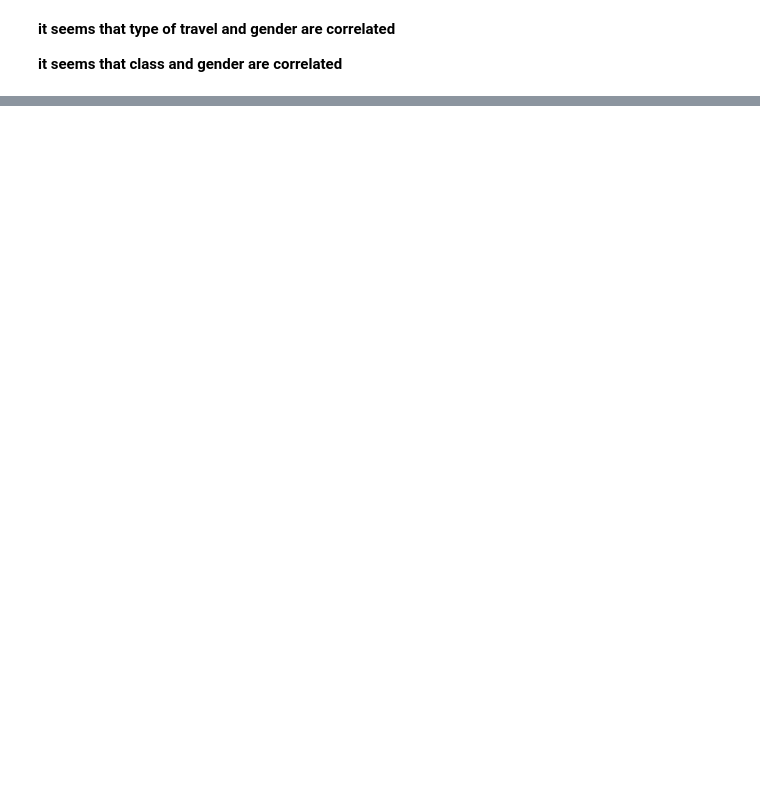
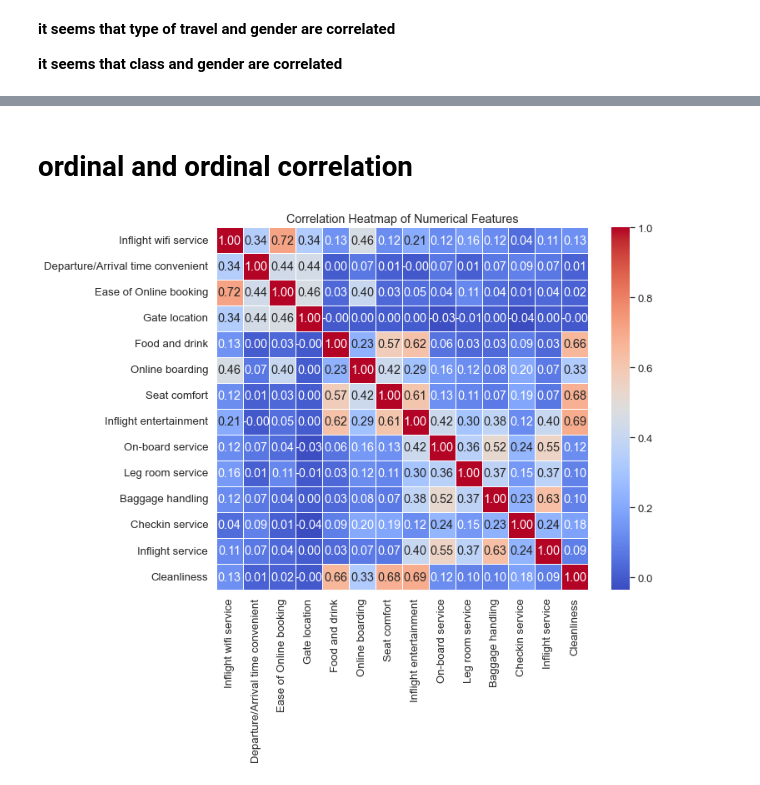
Before and after one commit to norhanreda/Air-line-passenger-satisfaction, a Jupyter notebook: visualisation.ipynb, the cells around one changed output, grey strips where cells are left out. Drawn from its saved outputs; the diff is of its cells as text; code cells hidden in the pictures; blank space fills up the shorter version.

```diff
--- a/visualisation.ipynb
+++ b/visualisation.ipynb
@@ -312,0 +284,22 @@ NameError: name 'sns' is not defined
+# %% [markdown]
+# ordinal and ordinal correlation
+# %%
+
+# Select the numertical features
+ordinal_data = train[[
+        'Inflight wifi service',
+       'Departure/Arrival time convenient', 'Ease of Online booking',
+       'Gate location', 'Food and drink', 'Online boarding', 'Seat comfort',
+       'Inflight entertainment', 'On-board service', 'Leg room service',
+       'Baggage handling', 'Checkin service', 'Inflight service',
+       'Cleanliness']]
+# Compute the correlation matrix
+correlation_matrix = ordinal_data.corr()
+
+# Create a heatmap
+plt.figure(figsize=(10, 8))
+sns.heatmap(correlation_matrix, annot=True, cmap='coolwarm', fmt=".2f", linewidths=0.5)
+plt.title('Correlation Heatmap of Numerical Features')
+plt.show()
+# %% [output]
+[figure, added]
```
Also changed, not shown: parts of 13 cells of this notebook.
